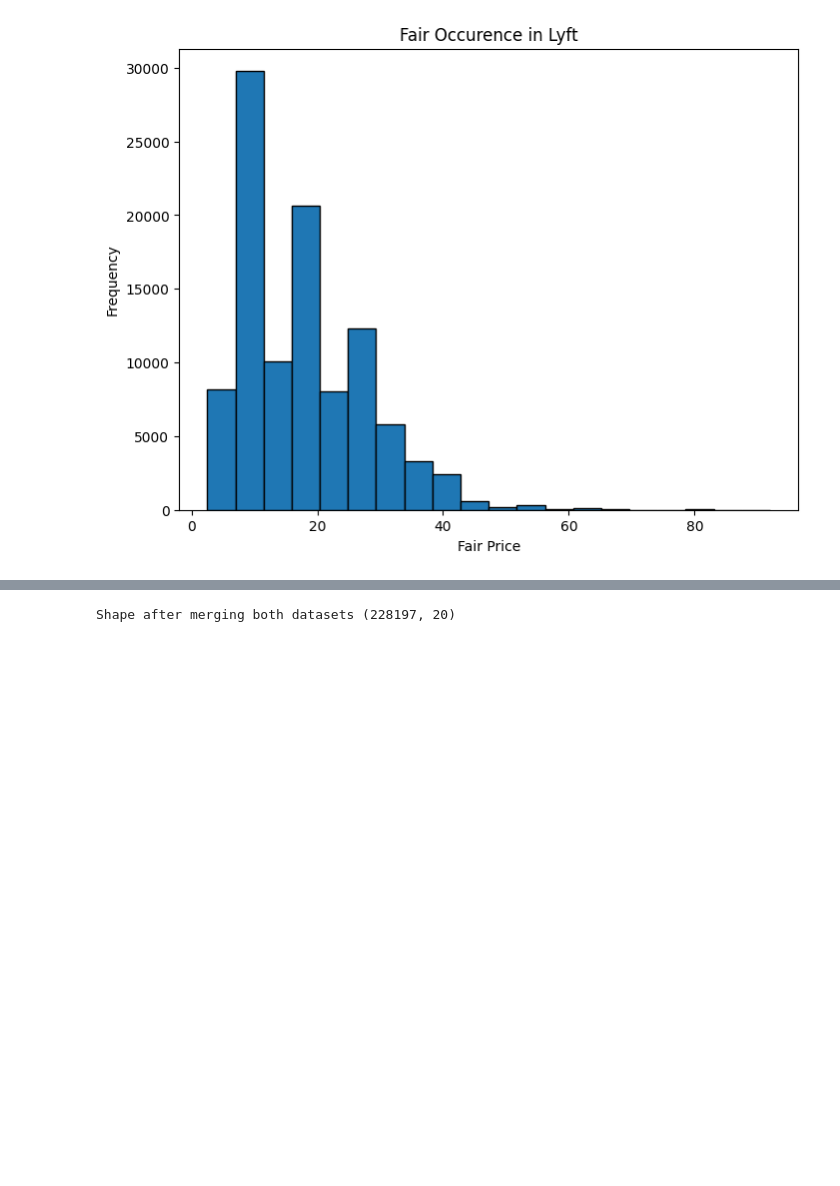
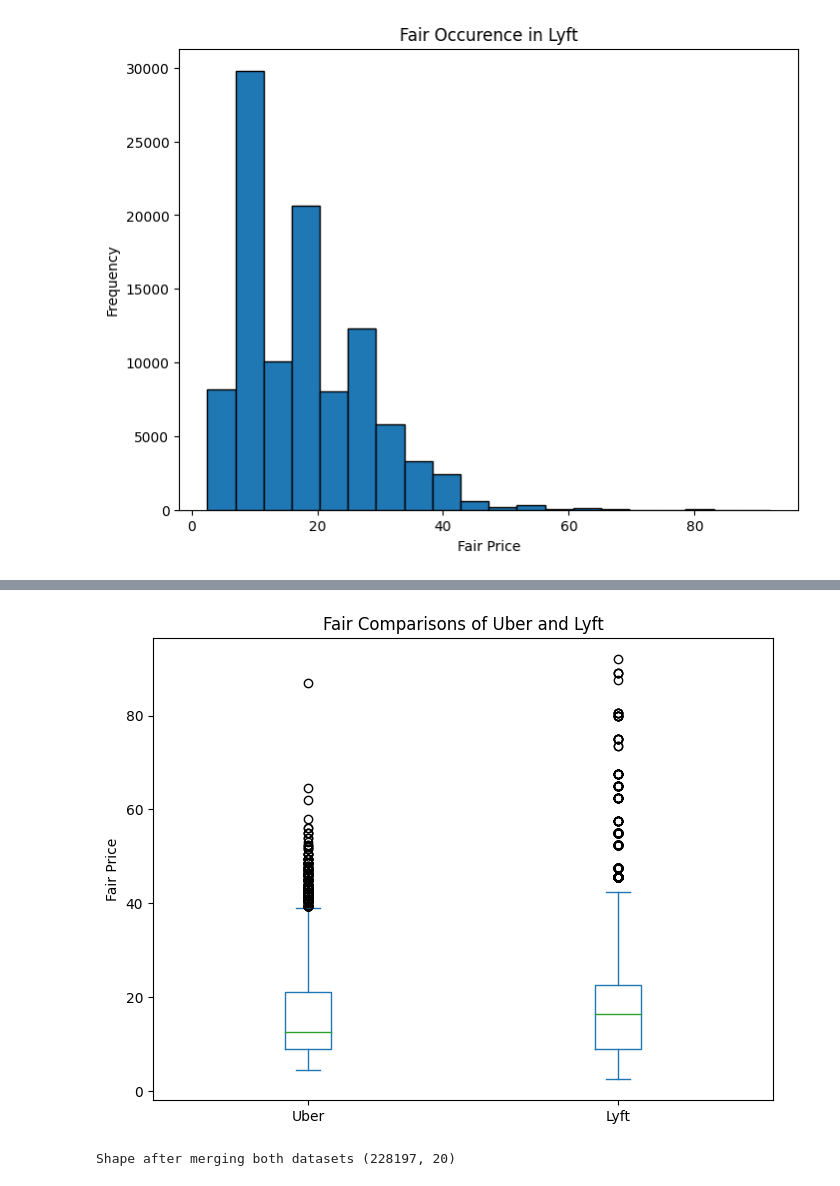
Before and after one commit to trals333/DeepDiveCollective, a Jupyter notebook: Data_Mining_Project.ipynb, the cells around one changed output, grey strips where cells are left out. Saved outputs shown, nothing was run; the diff lists cells and outputs as text; code cells hidden in the pictures; blank space fills up the shorter version.

```diff
--- a/Data_Mining_Project.ipynb
+++ b/Data_Mining_Project.ipynb
@@ -148,3 +157,14 @@ plt.show()
+# %%
+fair_columns = pd.DataFrame({
+    'Uber': uber_rides['price'],
+    'Lyft': lyft_rides['price']
+})
+fair_columns.plot(kind='box', figsize=(8, 6))
+plt.title('Fair Comparisons of Uber and Lyft')
+plt.ylabel('Fair Price')
+plt.show()
+# %% [output]
+[figure, added]
 # %%
 cab_rides['date_time'] = pd.to_datetime(cab_rides['time_stamp'], unit='ms')
 cab_rides['date']= cab_rides['date_time'].dt.date
```
Also changed, not shown: parts of 4 cells of this notebook.
